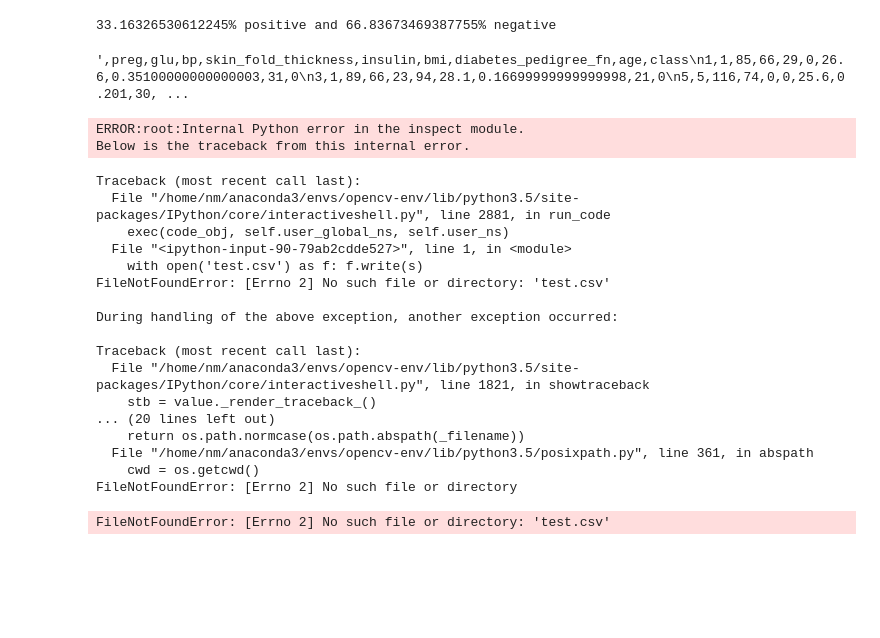
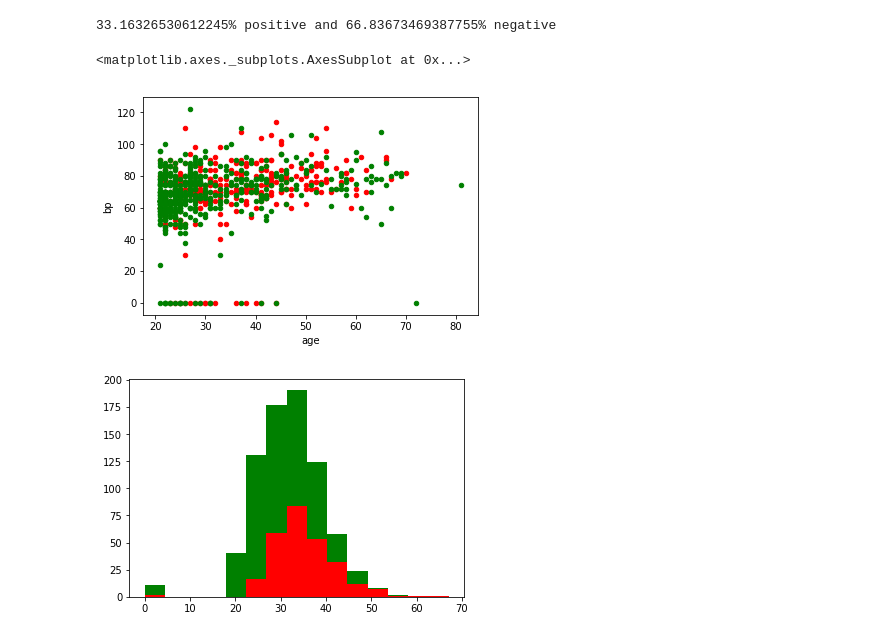
Before and after one commit to thezillion/diabetes-detection, a Jupyter notebook: vis/Visualization.ipynb, the cells around one changed output. Drawn from its saved outputs; the diff is of its cells as text; code cells hidden in the pictures; blank space fills up the shorter version.

Commit message:
added scatter plots

```diff
--- a/vis/Visualization.ipynb
+++ b/vis/Visualization.ipynb
@@ -61,31 +61,19 @@ df_nz = df.loc[df['class'] == 1]
 # %%
 split_z = df_z[:268]
 _df = pd.concat([split_z,df_nz])
-s = _df.to_csv()
-
-s
-# %% [output]
-',preg,glu,bp,skin_fold_thickness,insulin,bmi,diabetes_pedigree_fn,age,class\n1,1,85,66,29,0,26.6,0.35100000000000003,31,0\n3,1,89,66,23,94,28.1,0.16699999999999998,21,0\n5,5,116,74,0,0,25.6,0.201,30, ...
-# %%
-with open('test.csv') as f: f.write(s)
-# %% [output]
-ERROR:root:Internal Python error in the inspect module.
-Below is the traceback from this internal error.
-Traceback (most recent call last):
-  File "/home/nm/anaconda3/envs/opencv-env/lib/python3.5/site-packages/IPython/core/interactiveshell.py", line 2881, in run_code
-    exec(code_obj, self.user_global_ns, self.user_ns)
-  File "<ipython-input-90-79ab2cdde527>", line 1, in <module>
-    with open('test.csv') as f: f.write(s)
-FileNotFoundError: [Errno 2] No such file or directory: 'test.csv'
-
-During handling of the above exception, another exception occurred:
-
-Traceback (most recent call last):
-  File "/home/nm/anaconda3/envs/opencv-env/lib/python3.5/site-packages/IPython/core/interactiveshell.py", line 1821, in showtraceback
-    stb = value._render_traceback_()
-... (20 lines left out)
-    return os.path.normcase(os.path.abspath(_filename))
-  File "/home/nm/anaconda3/envs/opencv-env/lib/python3.5/posixpath.py", line 361, in abspath
-    cwd = os.getcwd()
-FileNotFoundError: [Errno 2] No such file or directory
-FileNotFoundError: [Errno 2] No such file or directory: 'test.csv'
+# %%
+# df.mean()
+p = df.loc[df['class'] == 1].plot.scatter(x='age',y='bp',c='red')
+df.loc[df['class'] == 0].plot.scatter(x='age',y='bp',c='green',ax=p)
+# %% [output]
+<matplotlib.axes._subplots.AxesSubplot at 0x...>
+[figure, added]
+# %%
+d = df.loc[df['class'] == 1]
+nd = df.loc[df['class'] == 0]
+
+# df['bmi'].min()
+plt.hist([d['bmi'],nd['bmi']],bins=15,range=(df['bmi'].min(),df['bmi'].max()),stacked=True,color=['r','g'])
+plt.show()
+# %% [output]
+[figure, added]
```
Also changed, not shown: parts of 1 cell of this notebook.
